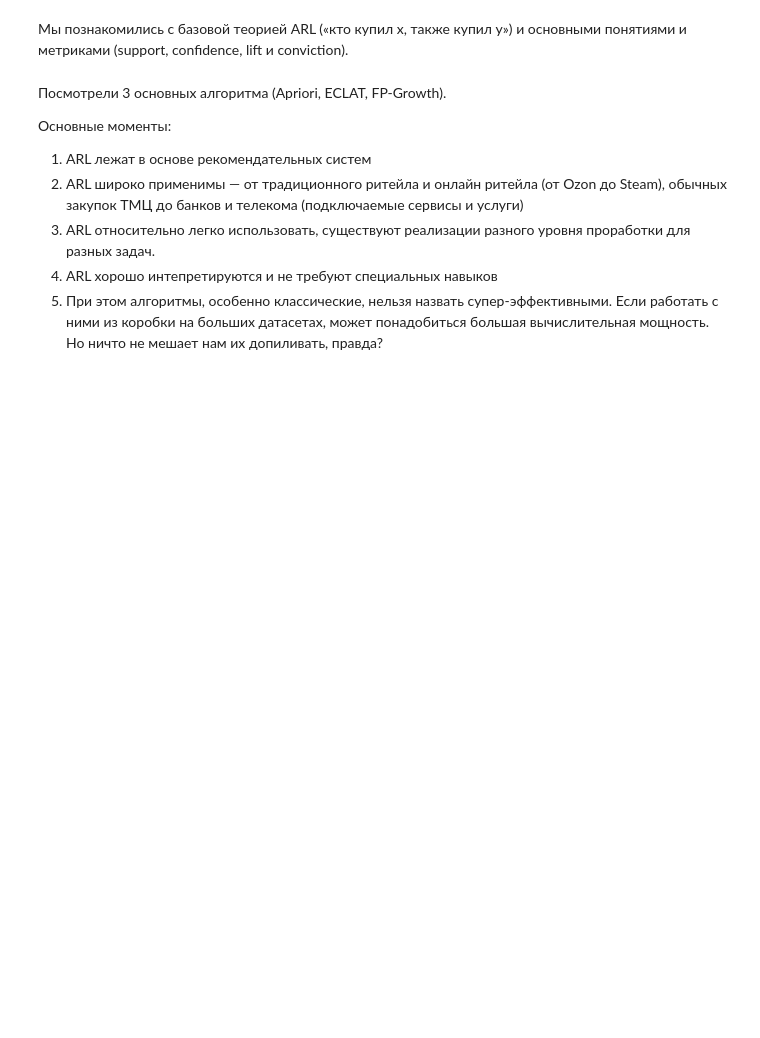
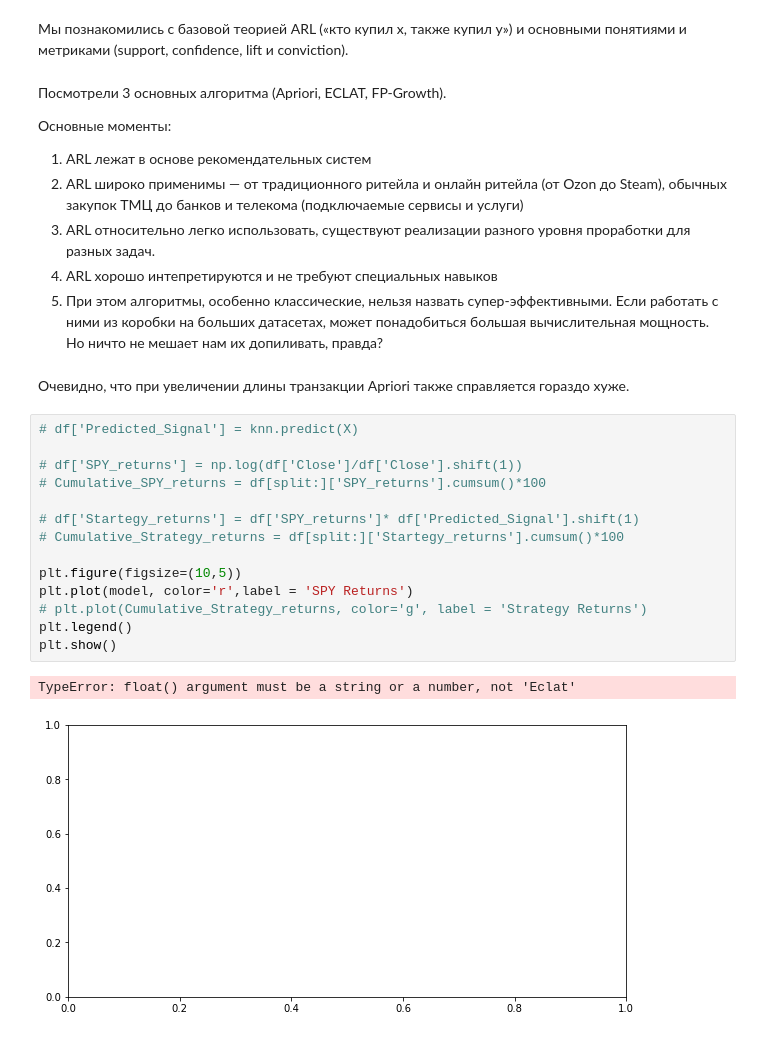
Before and after one commit to MarinArhipova/data_analysis, a Jupyter notebook: task_1_Associations_rules/Market_Basket_Optimisation.ipynb, the cells around one changed output. Saved outputs shown, nothing was run; the diff lists cells and outputs as text; blank space fills up the shorter version.

```diff
--- a/task_1_Associations_rules/Market_Basket_Optimisation.ipynb
+++ b/task_1_Associations_rules/Market_Basket_Optimisation.ipynb
@@ -408,3 +419,22 @@ model.transform()
 3. ARL относительно легко использовать, существуют реализации разного уровня проработки для разных задач.
 4. ARL хорошо интепретируются и не требуют специальных навыков
 5. При этом алгоритмы, особенно классические, нельзя назвать супер-эффективными. Если работать с ними из коробки на больших датасетах, может понадобиться большая вычислительная мощность. Но ничто не мешает нам их допиливать, правда?
+# %% [markdown]
+ Очевидно, что при увеличении длины транзакции Apriori также справляется гораздо хуже.
+# %%
+# df['Predicted_Signal'] = knn.predict(X)
+
+# df['SPY_returns'] = np.log(df['Close']/df['Close'].shift(1))
+# Cumulative_SPY_returns = df[split:]['SPY_returns'].cumsum()*100
+
+# df['Startegy_returns'] = df['SPY_returns']* df['Predicted_Signal'].shift(1)
+# Cumulative_Strategy_returns = df[split:]['Startegy_returns'].cumsum()*100
+
+plt.figure(figsize=(10,5))
+plt.plot(model, color='r',label = 'SPY Returns')
+# plt.plot(Cumulative_Strategy_returns, color='g', label = 'Strategy Returns')
+plt.legend()
+plt.show()
+# %% [output]
+TypeError: float() argument must be a string or a number, not 'Eclat'
+[figure, added]
```
Also changed, not shown: parts of 12 cells of this notebook, 13 other files.
